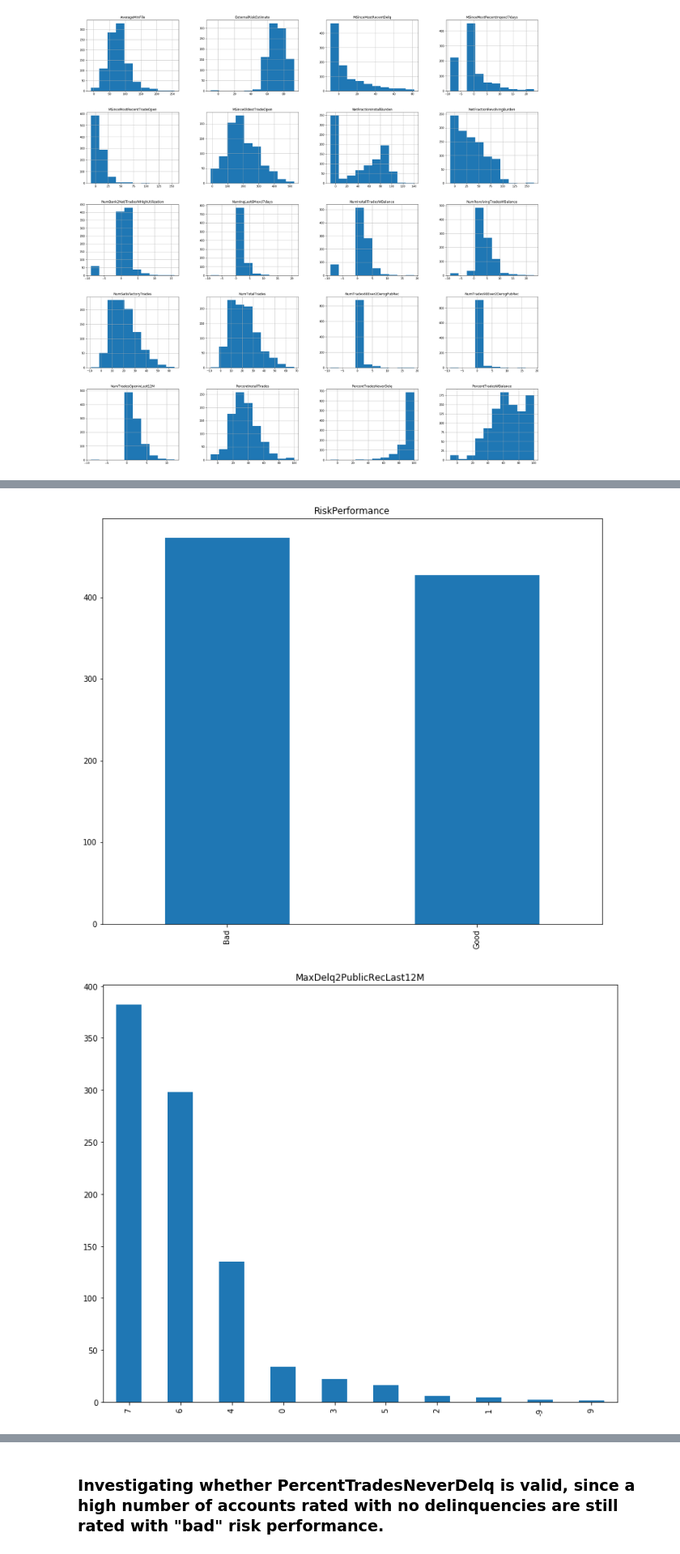
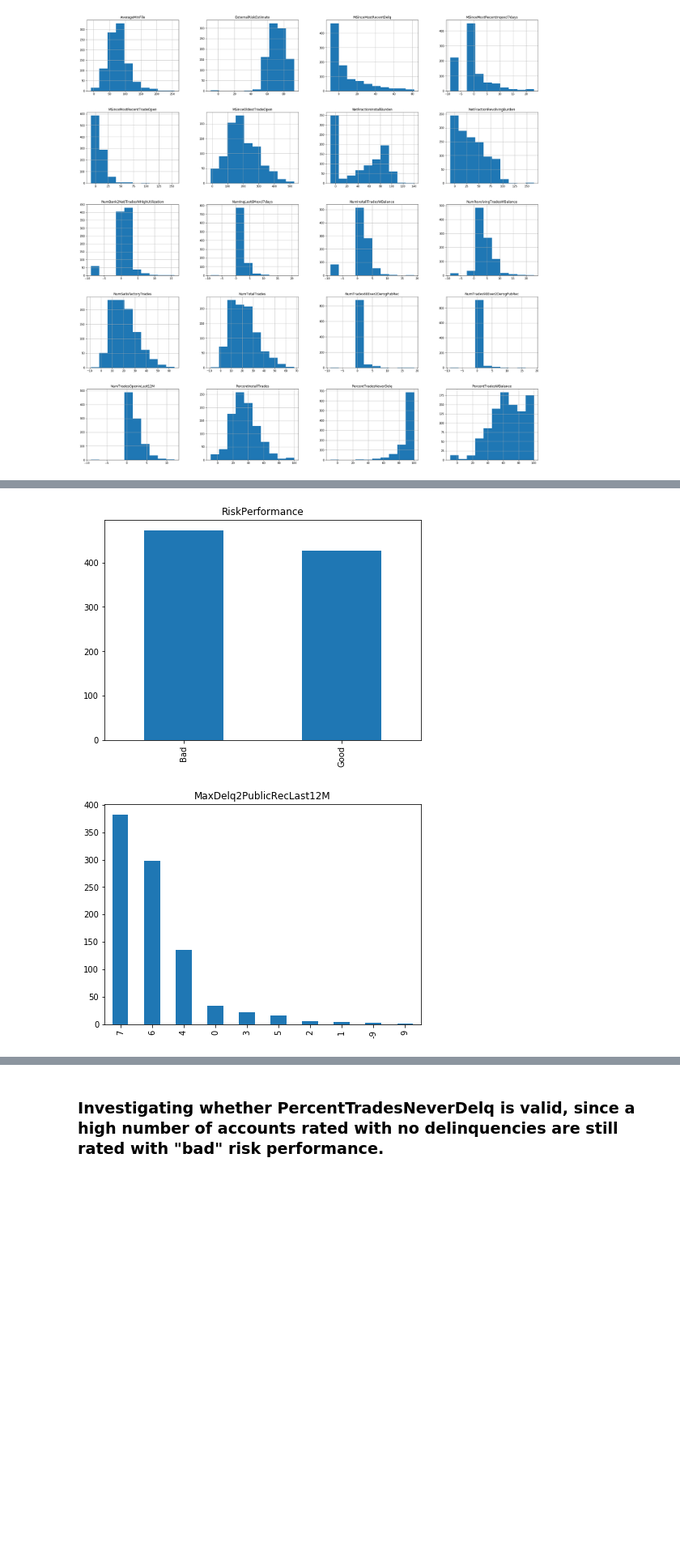
Before and after one commit to AiRcTRL2/dataAnalytics, a Jupyter notebook: Homework1_18206646.ipynb, the cells around one changed output, grey strips where cells are left out. Shown: that part at 81% size. Drawn from its saved outputs; the diff is of its cells as text; code cells hidden in the pictures; blank space fills up the shorter version.

```diff
--- a/Homework1_18206646.ipynb
+++ b/Homework1_18206646.ipynb
@@ -178,6 +178,7 @@ ctData.to_csv('cleanedCreditRisk-18206645.csv')
 ## Now we are going to reimport the cleaned CSV and perform some statistical analysis for the data report
 # %%
 ctDataCleaned = pd.read_csv('cleanedCreditRisk-18206645.csv')
+ctDataCleaned.drop('Unnamed: 0',axis=1,inplace=True)
 ctCategorical = ['RiskPerformance','MaxDelq2PublicRecLast12M','MaxDelqEver']
 # Category data does not save to CSV file correctly, so we must convert it again for our new file.
 ctDataCleaned['RiskPerformance'] = ctData['RiskPerformance'].astype("category",copy=False)
@@ -350,7 +346,7 @@ plt.savefig('continuous_histograms_1-1.pdf')
 pp = PdfPages('continuous_boxplots_1-1.pdf')
 
 for col in cleanedContinuousCols:
-    f = ctDataCleaned[col].plot(kind='box', figsize=(10,5))
+    f = ctDataCleaned[col].plot(kind='box', figsize=(8,5))
     pp.savefig(f.get_figure())
     plt.show()
 
@@ -372,13 +368,13 @@ pp.close()
 # %%
 # Plot bar charts for all categorical features and save them in a single PDF file
 pp = PdfPages('categorical_barcharts_1-1.pdf')
 
 for column in ctCategorical:
-    f = ctDataCleaned[column].value_counts().plot(kind='bar', title=column, figsize=(12,10))
+    f = ctDataCleaned[column].value_counts().plot(kind='bar', title=column, figsize=(7,5))
     pp.savefig(f.get_figure())
     plt.show()
 
 pp.close()
 # %% [output]
-[figure, old version]
+[figure, new version]
-[figure, old version]
+[figure, new version]
```
Also changed, not shown: parts of 59 cells of this notebook, 5 other files.
